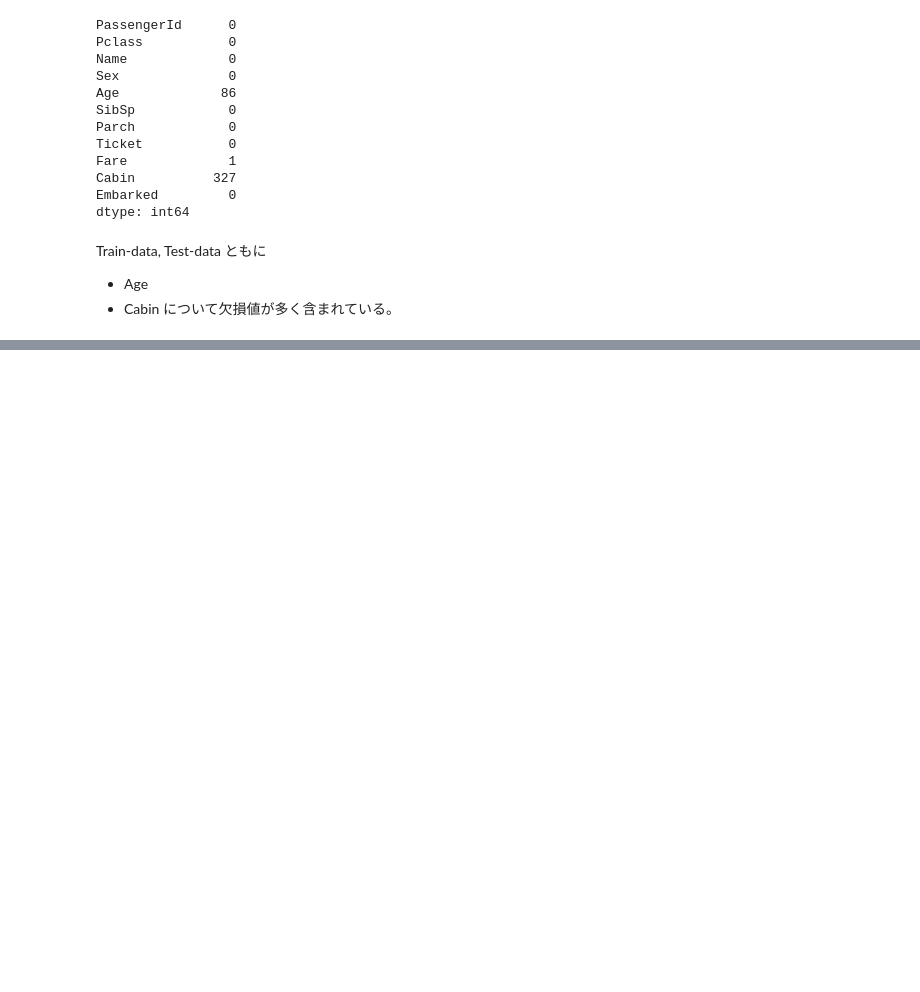
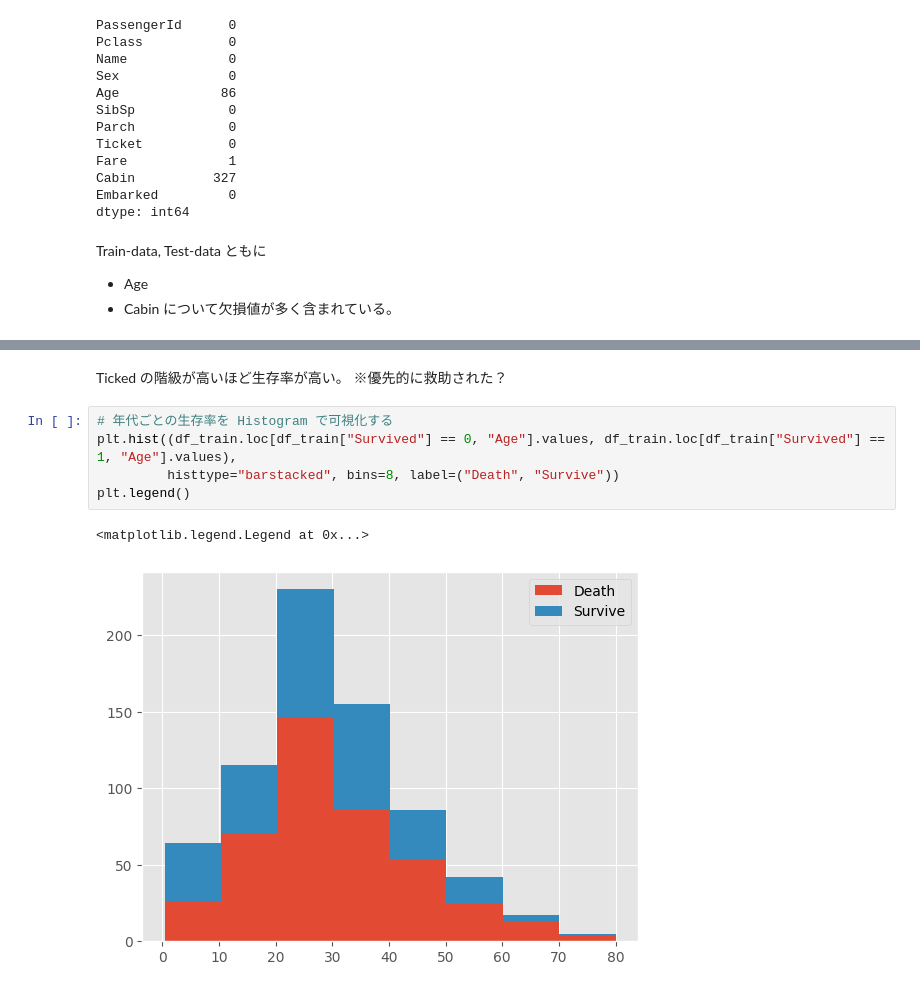
Before and after one commit to 1024xx4/kaggle_titanic, a Jupyter notebook: kaggle_titanic.ipynb, the cells around one changed output, grey strips where cells are left out. Saved outputs shown, nothing was run; the diff lists cells and outputs as text; blank space fills up the shorter version.

```diff
--- a/kaggle_titanic.ipynb
+++ b/kaggle_titanic.ipynb
@@ -177,0 +297,11 @@ Train-data, Test-data ともに
+# %% [markdown]
+Ticked の階級が高いほど生存率が高い。
+※優先的に救助された？
+# %%
+# 年代ごとの生存率を Histogram で可視化する
+plt.hist((df_train.loc[df_train["Survived"] == 0, "Age"].values, df_train.loc[df_train["Survived"] == 1, "Age"].values),
+         histtype="barstacked", bins=8, label=("Death", "Survive"))
+plt.legend()
+# %% [output]
+<matplotlib.legend.Legend at 0x...>
+[figure, added]
```
Also changed, not shown: parts of 22 cells of this notebook, 1 other file.
